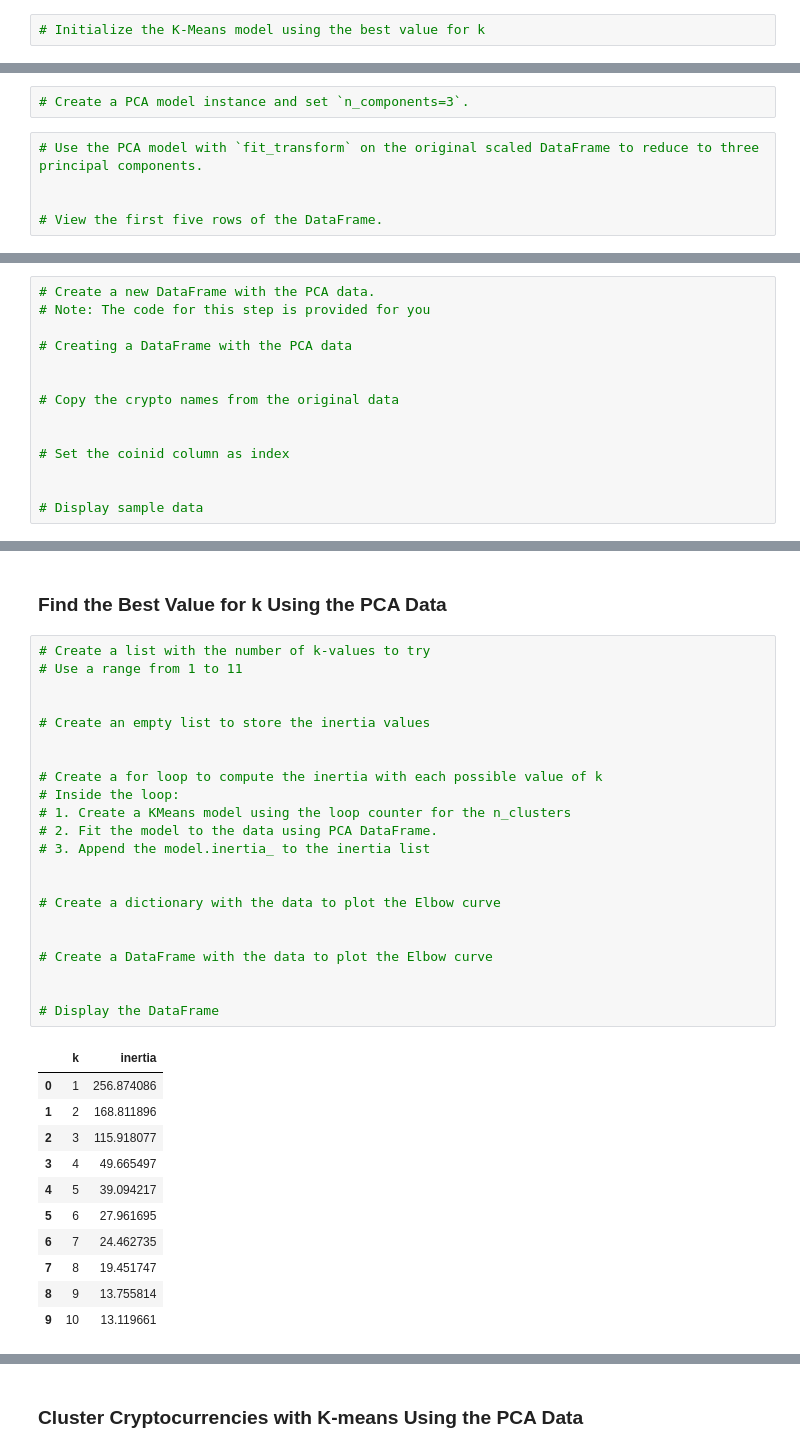
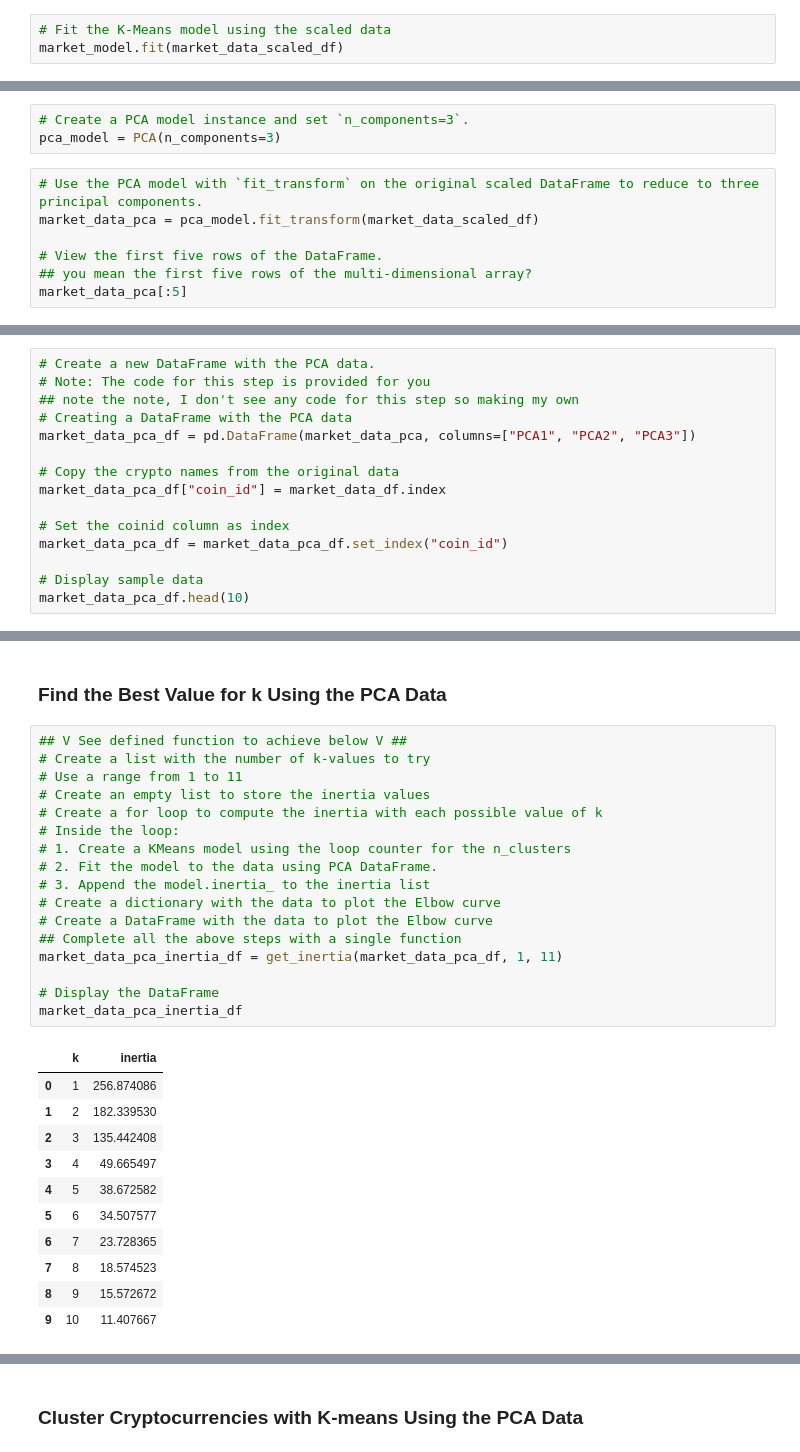
Before and after one commit to NeifyT/CryptoClustering, a Jupyter notebook: Crypto_Clustering.ipynb, the cells around one changed output, grey strips where cells are left out. Drawn from its saved outputs; the diff is of its cells as text.

```diff
--- a/Crypto_Clustering.ipynb
+++ b/Crypto_Clustering.ipynb
@@ -108,2 +222,3 @@ market_data_df.describe()
 # %%
-# Initialize the K-Means model using the best value for k
+# Fit the K-Means model using the scaled data
+market_model.fit(market_data_scaled_df)
@@ -137,11 +265,14 @@ market_data_df.describe()
 ### Optimize Clusters with Principal Component Analysis.
 # %%
 # Create a PCA model instance and set `n_components=3`.
+pca_model = PCA(n_components=3)
 # %%
 # Use the PCA model with `fit_transform` on the original scaled DataFrame to reduce to three principal components.
-
+market_data_pca = pca_model.fit_transform(market_data_scaled_df)
 
 # View the first five rows of the DataFrame.
+## you mean the first five rows of the multi-dimensional array?
+market_data_pca[:5]
 # %% [output]
 array([[-0.60066733,  0.84276006,  0.46159457],
        [-0.45826071,  0.45846566,  0.95287678],
@@ -161,17 +293,18 @@ array([0.3719856 , 0.34700813, 0.17603793])
 # %%
 # Create a new DataFrame with the PCA data.
 # Note: The code for this step is provided for you
-
+## note the note, I don't see any code for this step so making my own
 # Creating a DataFrame with the PCA data
-
+market_data_pca_df = pd.DataFrame(market_data_pca, columns=["PCA1", "PCA2", "PCA3"])
 
 # Copy the crypto names from the original data
-
+market_data_pca_df["coin_id"] = market_data_df.index
 
 # Set the coinid column as index
-
+market_data_pca_df = market_data_pca_df.set_index("coin_id")
 
 # Display sample data
+market_data_pca_df.head(10)
 # %% [output]
 |  | PCA1 | PCA2 | PCA3 |
 | coin_id |  |  |  |
@@ -188,39 +321,34 @@ array([0.3719856 , 0.34700813, 0.17603793])
 # %% [markdown]
 ### Find the Best Value for k Using the PCA Data
 # %%
+## V See defined function to achieve below V ##
 # Create a list with the number of k-values to try
 # Use a range from 1 to 11
-
-
 # Create an empty list to store the inertia values
-
-
 # Create a for loop to compute the inertia with each possible value of k
 # Inside the loop:
 # 1. Create a KMeans model using the loop counter for the n_clusters
 # 2. Fit the model to the data using PCA DataFrame.
 # 3. Append the model.inertia_ to the inertia list
-
-
 # Create a dictionary with the data to plot the Elbow curve
-
-
 # Create a DataFrame with the data to plot the Elbow curve
-
+## Complete all the above steps with a single function
+market_data_pca_inertia_df = get_inertia(market_data_pca_df, 1, 11)
 
 # Display the DataFrame
+market_data_pca_inertia_df
 # %% [output]
 |  | k | inertia |
 | 0 | 1 | 256.874086 |
-| 1 | 2 | 168.811896 |
-| 2 | 3 | 115.918077 |
+| 1 | 2 | 182.339530 |
+| 2 | 3 | 135.442408 |
 | 3 | 4 | 49.665497 |
-| 4 | 5 | 39.094217 |
-| 5 | 6 | 27.961695 |
-| 6 | 7 | 24.462735 |
-| 7 | 8 | 19.451747 |
-| 8 | 9 | 13.755814 |
-| 9 | 10 | 13.119661 |
+| 4 | 5 | 38.672582 |
+| 5 | 6 | 34.507577 |
+| 6 | 7 | 23.728365 |
+| 7 | 8 | 18.574523 |
+| 8 | 9 | 15.572672 |
+| 9 | 10 | 11.407667 |
 # %%
 # Plot a line chart with all the inertia values computed with
 # the different values of k to visually identify the optimal value for k.
```
Also changed, not shown: parts of 36 cells of this notebook, 1 other file.
